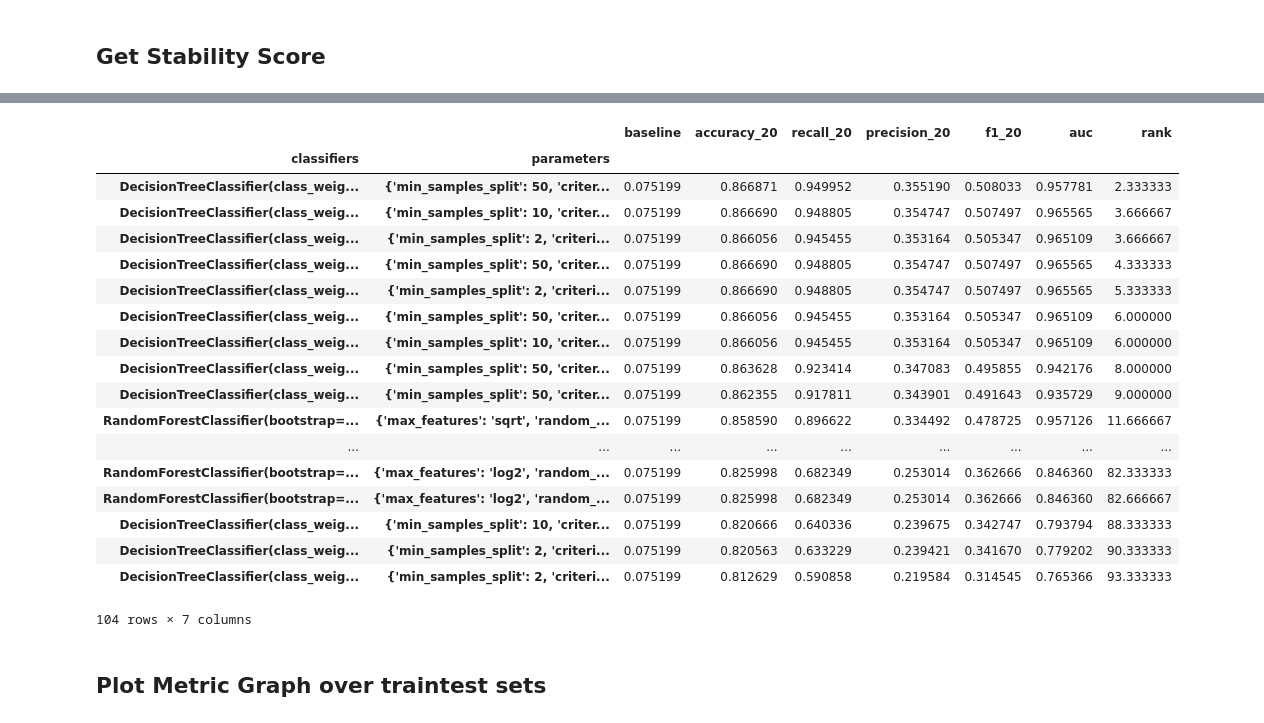
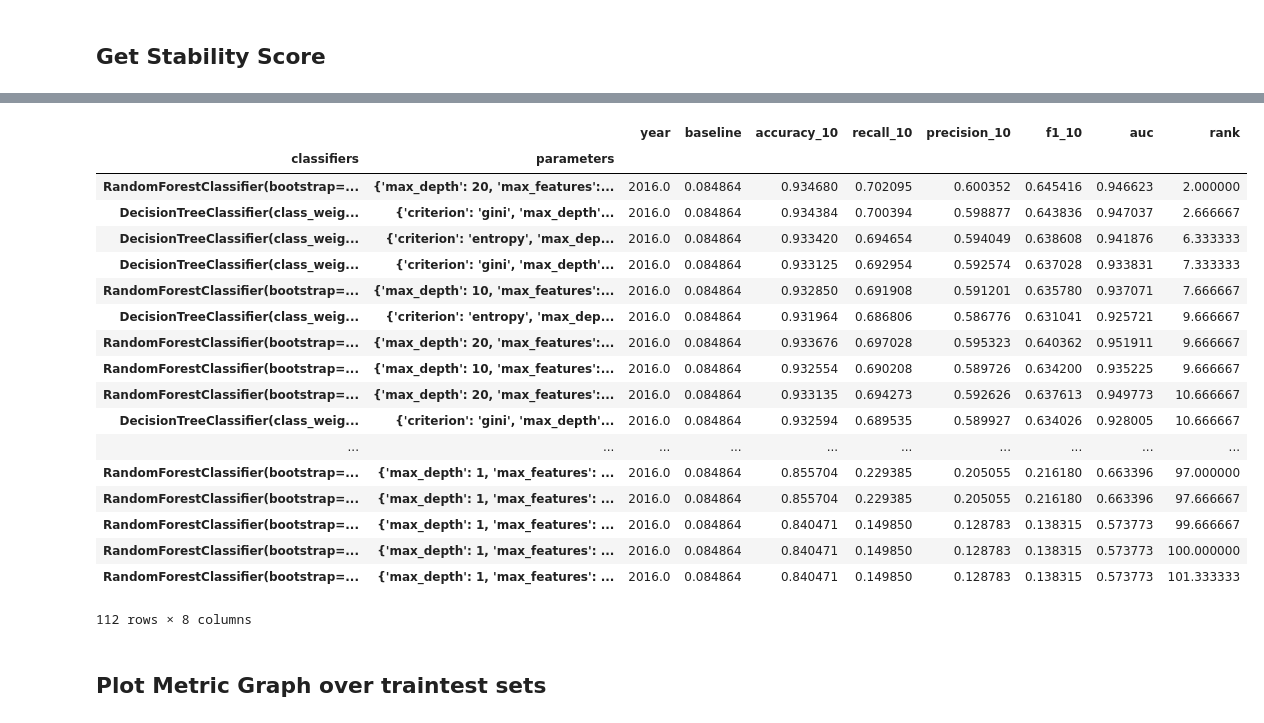
Before and after one commit to laurenjli/ml-nc-recidivism, a Jupyter notebook: source/bestmodels_overall.ipynb, the cells around one changed output, grey strips where cells are left out. Drawn from its saved outputs; the diff is of its cells as text; code cells hidden in the pictures.

```diff
--- a/source/bestmodels_overall.ipynb
+++ b/source/bestmodels_overall.ipynb
@@ -78,3 +58,17 @@ print(len(female2018))
 104
 104
 104
+# %%
+# Female Model
+female2015 = pd.read_csv("results/FEMALE_results_2015.csv")
+female2016 = pd.read_csv("results/FEMALE_results_2016.csv")
+female2017 = pd.read_csv("results/FEMALE_results_2017.csv")
+
+females = pd.DataFrame(columns=results2015.columns)
+r = [female2015, female2016, female2017]
+for df in r:
+    females = females.append(df)
+
+print(len(female2015))
+print(len(female2016))
+print(len(female2017))
@@ -82,19 +92,23 @@ print(len(female2018))
 ## Get best model by train-test sets
 # %%
 time_col = config.TRAIN_TEST_COL
-test_years = list(range(2016,2019))
-cols = ['year', 'baseline', 'accuracy_20', 'recall_20', 'precision_20', 'f1_20', 'auc', 'classifiers','parameters']
-metric = 'recall_20'
+test_years = list(range(2015,2018))
+cols = ['year', 'baseline', 'accuracy_10', 'recall_10', 'precision_10', 'f1_10', 'auc', 'classifiers','parameters']
+metric = 'recall_10'
+
 
 # Get highest recall by each of the train-test sets
 print('overall model')
-best_models = pp.get_best_models(results, time_col, test_years, cols, metric)
+best_models = pp.get_best_models(results_overall, time_col, test_years, cols, metric)
 print()
+print('FOR MALES')
 print('male model')
-best_male = pp.get_best_models(male, time_col, test_years, cols, metric)
+best_male = pp.get_best_models(males, time_col, test_years, cols, metric)
 print()
+
+print('FOR FEMALES')
 print('female model')
-best_female = pp.get_best_models(female, time_col, test_years, cols, metric)
+best_female = pp.get_best_models(females, time_col, test_years, cols, metric)
 print()
 # %% [output]
 overall model
@@ -141,19 +194,20 @@ best_female
 #### Top-k best models
 # %%
 # Overall Models
-metric = 'recall_20'
+metric = 'recall_10'
 top_k = 10
+cols = ['gender'] + cols
 
+topk2015 = pp.sort_models(results2015, metric, top_k, cols)
 topk2016 = pp.sort_models(results2016, metric, top_k, cols)
 topk2017 = pp.sort_models(results2017, metric, top_k, cols)
-topk2018 = pp.sort_models(results2018, metric, top_k, cols)
 
 # Male Models
+maletopk2015 = pp.sort_models(male2015, metric, top_k, cols)
 maletopk2016 = pp.sort_models(male2016, metric, top_k, cols)
 maletopk2017 = pp.sort_models(male2017, metric, top_k, cols)
-maletopk2018 = pp.sort_models(male2018, metric, top_k, cols)
 
 # Female Models
+femaletopk2015 = pp.sort_models(female2015, metric, top_k, cols)
 femaletopk2016 = pp.sort_models(female2016, metric, top_k, cols)
 femaletopk2017 = pp.sort_models(female2017, metric, top_k, cols)
-femaletopk2018 = pp.sort_models(female2018, metric, top_k, cols)
@@ -334,26 +400,26 @@ pp.get_stability_score([male2016,male2017,male2018], metric, cols)
 # %%
 # Female Models
-pp.get_stability_score([female2016,female2017,female2018], metric, cols)
+pp.get_stability_score([female2015,female2016,female2017], metric, cols)
 # %% [output]
-|  |  | baseline | accuracy_20 | recall_20 | precision_20 | f1_20 | auc | rank |
-| classifiers | parameters |  |  |  |  |  |  |  |
-| DecisionTreeClassifier(class_weig... | {'min_samples_split': 50, 'criter... | 0.075199 | 0.866871 | 0.949952 | 0.355190 | 0.508033 | 0.957781 | 2.333333 |
-| DecisionTreeClassifier(class_weig... | {'min_samples_split': 10, 'criter... | 0.075199 | 0.866690 | 0.948805 | 0.354747 | 0.507497 | 0.965565 | 3.666667 |
-| DecisionTreeClassifier(class_weig... | {'min_samples_split': 2, 'criteri... | 0.075199 | 0.866056 | 0.945455 | 0.353164 | 0.505347 | 0.965109 | 3.666667 |
-| DecisionTreeClassifier(class_weig... | {'min_samples_split': 50, 'criter... | 0.075199 | 0.866690 | 0.948805 | 0.354747 | 0.507497 | 0.965565 | 4.333333 |
-| DecisionTreeClassifier(class_weig... | {'min_samples_split': 2, 'criteri... | 0.075199 | 0.866690 | 0.948805 | 0.354747 | 0.507497 | 0.965565 | 5.333333 |
-| DecisionTreeClassifier(class_weig... | {'min_samples_split': 50, 'criter... | 0.075199 | 0.866056 | 0.945455 | 0.353164 | 0.505347 | 0.965109 | 6.000000 |
-| DecisionTreeClassifier(class_weig... | {'min_samples_split': 10, 'criter... | 0.075199 | 0.866056 | 0.945455 | 0.353164 | 0.505347 | 0.965109 | 6.000000 |
-| DecisionTreeClassifier(class_weig... | {'min_samples_split': 50, 'criter... | 0.075199 | 0.863628 | 0.923414 | 0.347083 | 0.495855 | 0.942176 | 8.000000 |
-| DecisionTreeClassifier(class_weig... | {'min_samples_split': 50, 'criter... | 0.075199 | 0.862355 | 0.917811 | 0.343901 | 0.491643 | 0.935729 | 9.000000 |
-| RandomForestClassifier(bootstrap=... | {'max_features': 'sqrt', 'random_... | 0.075199 | 0.858590 | 0.896622 | 0.334492 | 0.478725 | 0.957126 | 11.666667 |
-| ... | ... | ... | ... | ... | ... | ... | ... | ... |
-| RandomForestClassifier(bootstrap=... | {'max_features': 'log2', 'random_... | 0.075199 | 0.825998 | 0.682349 | 0.253014 | 0.362666 | 0.846360 | 82.333333 |
-| RandomForestClassifier(bootstrap=... | {'max_features': 'log2', 'random_... | 0.075199 | 0.825998 | 0.682349 | 0.253014 | 0.362666 | 0.846360 | 82.666667 |
-| DecisionTreeClassifier(class_weig... | {'min_samples_split': 10, 'criter... | 0.075199 | 0.820666 | 0.640336 | 0.239675 | 0.342747 | 0.793794 | 88.333333 |
-| DecisionTreeClassifier(class_weig... | {'min_samples_split': 2, 'criteri... | 0.075199 | 0.820563 | 0.633229 | 0.239421 | 0.341670 | 0.779202 | 90.333333 |
-| DecisionTreeClassifier(class_weig... | {'min_samples_split': 2, 'criteri... | 0.075199 | 0.812629 | 0.590858 | 0.219584 | 0.314545 | 0.765366 | 93.333333 |
+|  |  | year | baseline | accuracy_10 | recall_10 | precision_10 | f1_10 | auc | rank |
+| classifiers | parameters |  |  |  |  |  |  |  |  |
+| RandomForestClassifier(bootstrap=... | {'max_depth': 20, 'max_features':... | 2016.0 | 0.084864 | 0.934680 | 0.702095 | 0.600352 | 0.645416 | 0.946623 | 2.000000 |
+| DecisionTreeClassifier(class_weig... | {'criterion': 'gini', 'max_depth'... | 2016.0 | 0.084864 | 0.934384 | 0.700394 | 0.598877 | 0.643836 | 0.947037 | 2.666667 |
+| DecisionTreeClassifier(class_weig... | {'criterion': 'entropy', 'max_dep... | 2016.0 | 0.084864 | 0.933420 | 0.694654 | 0.594049 | 0.638608 | 0.941876 | 6.333333 |
+| DecisionTreeClassifier(class_weig... | {'criterion': 'gini', 'max_depth'... | 2016.0 | 0.084864 | 0.933125 | 0.692954 | 0.592574 | 0.637028 | 0.933831 | 7.333333 |
+| RandomForestClassifier(bootstrap=... | {'max_depth': 10, 'max_features':... | 2016.0 | 0.084864 | 0.932850 | 0.691908 | 0.591201 | 0.635780 | 0.937071 | 7.666667 |
+| DecisionTreeClassifier(class_weig... | {'criterion': 'entropy', 'max_dep... | 2016.0 | 0.084864 | 0.931964 | 0.686806 | 0.586776 | 0.631041 | 0.925721 | 9.666667 |
+| RandomForestClassifier(bootstrap=... | {'max_depth': 20, 'max_features':... | 2016.0 | 0.084864 | 0.933676 | 0.697028 | 0.595323 | 0.640362 | 0.951911 | 9.666667 |
+| RandomForestClassifier(bootstrap=... | {'max_depth': 10, 'max_features':... | 2016.0 | 0.084864 | 0.932554 | 0.690208 | 0.589726 | 0.634200 | 0.935225 | 9.666667 |
+| RandomForestClassifier(bootstrap=... | {'max_depth': 20, 'max_features':... | 2016.0 | 0.084864 | 0.933135 | 0.694273 | 0.592626 | 0.637613 | 0.949773 | 10.666667 |
+| DecisionTreeClassifier(class_weig... | {'criterion': 'gini', 'max_depth'... | 2016.0 | 0.084864 | 0.932594 | 0.689535 | 0.589927 | 0.634026 | 0.928005 | 10.666667 |
+| ... | ... | ... | ... | ... | ... | ... | ... | ... | ... |
+| RandomForestClassifier(bootstrap=... | {'max_depth': 1, 'max_features': ... | 2016.0 | 0.084864 | 0.855704 | 0.229385 | 0.205055 | 0.216180 | 0.663396 | 97.000000 |
+| RandomForestClassifier(bootstrap=... | {'max_depth': 1, 'max_features': ... | 2016.0 | 0.084864 | 0.855704 | 0.229385 | 0.205055 | 0.216180 | 0.663396 | 97.666667 |
+| RandomForestClassifier(bootstrap=... | {'max_depth': 1, 'max_features': ... | 2016.0 | 0.084864 | 0.840471 | 0.149850 | 0.128783 | 0.138315 | 0.573773 | 99.666667 |
+| RandomForestClassifier(bootstrap=... | {'max_depth': 1, 'max_features': ... | 2016.0 | 0.084864 | 0.840471 | 0.149850 | 0.128783 | 0.138315 | 0.573773 | 100.000000 |
+| RandomForestClassifier(bootstrap=... | {'max_depth': 1, 'max_features': ... | 2016.0 | 0.084864 | 0.840471 | 0.149850 | 0.128783 | 0.138315 | 0.573773 | 101.333333 |
-104 rows × 7 columns
+112 rows × 8 columns
 # %% [markdown]
 ## Plot Metric Graph over traintest sets
 # %%
```
Also changed, not shown: parts of 36 cells of this notebook.
